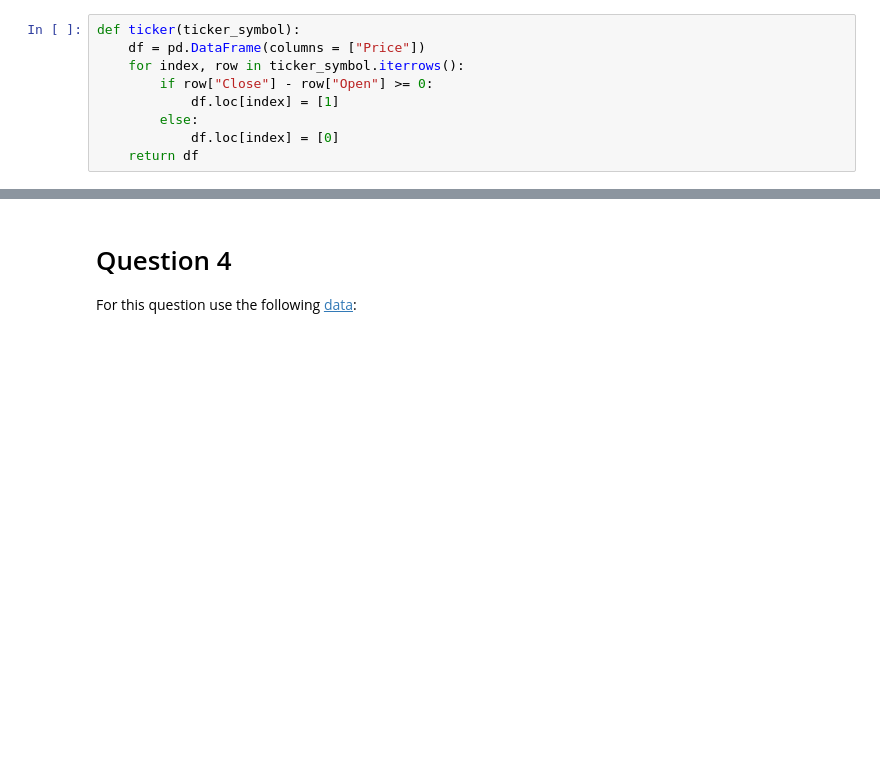
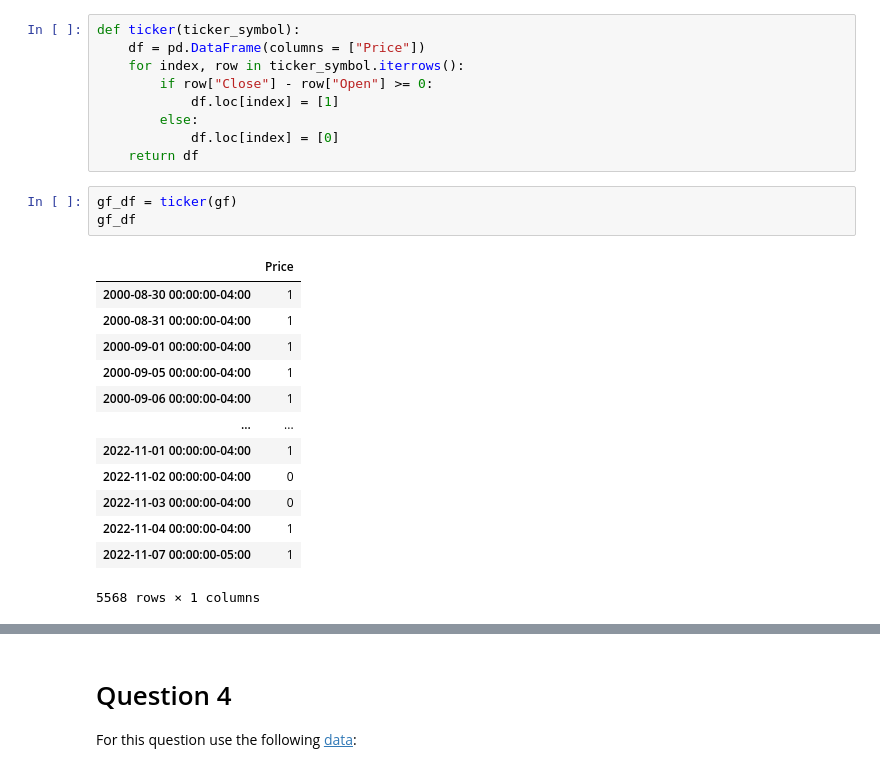
Before and after one commit to duygukaya99/MAT388E--Duygu, a Jupyter notebook: HW2.ipynb, the cells around one changed output, grey strips where cells are left out. Cells and saved outputs as stored; diff of their text form; blank space fills up the shorter version.

```diff
--- a/HW2.ipynb
+++ b/HW2.ipynb
@@ -574,3 +575,20 @@ def ticker(ticker_symbol):
         else:
             df.loc[index] = [0]
     return df
+# %%
+gf_df = ticker(gf)
+gf_df
+# %% [output]
+|  | Price |
+| 2000-08-30 00:00:00-04:00 | 1 |
+| 2000-08-31 00:00:00-04:00 | 1 |
+| 2000-09-01 00:00:00-04:00 | 1 |
+| 2000-09-05 00:00:00-04:00 | 1 |
+| 2000-09-06 00:00:00-04:00 | 1 |
+| ... | ... |
+| 2022-11-01 00:00:00-04:00 | 1 |
+| 2022-11-02 00:00:00-04:00 | 0 |
+| 2022-11-03 00:00:00-04:00 | 0 |
+| 2022-11-04 00:00:00-04:00 | 1 |
+| 2022-11-07 00:00:00-05:00 | 1 |
+5568 rows × 1 columns
```
Also changed, not shown: parts of 30 cells of this notebook.
